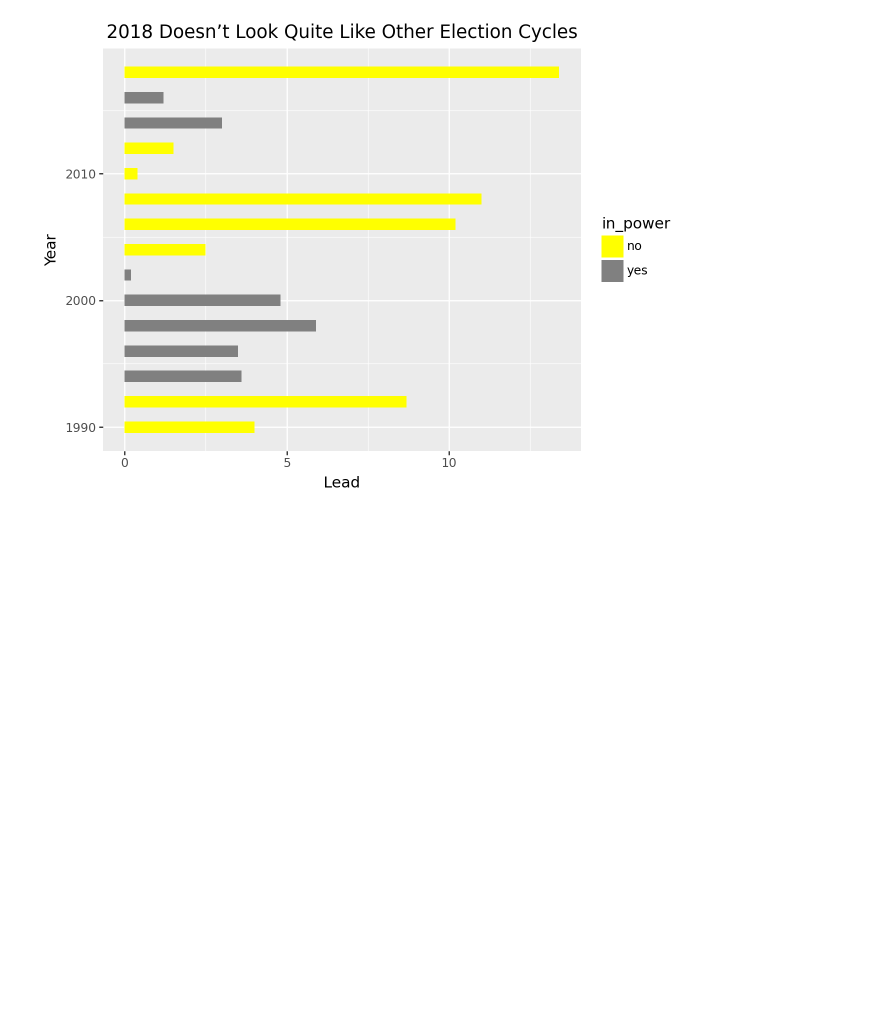
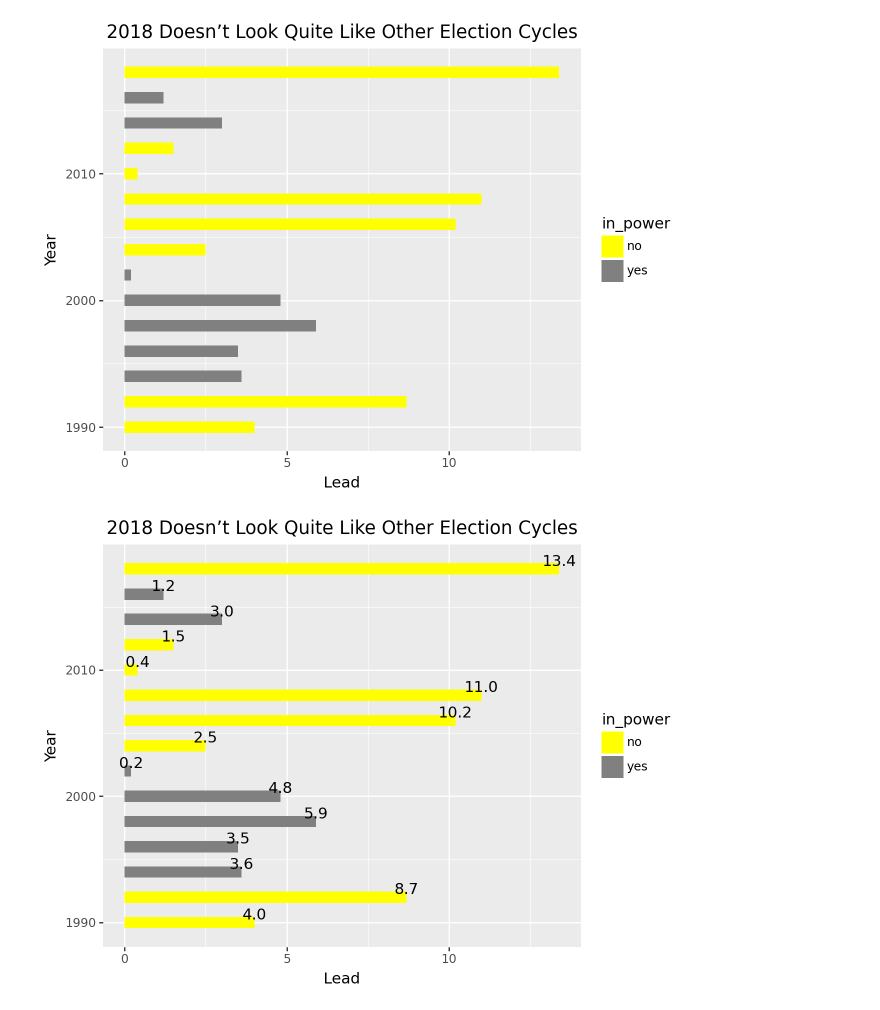
Before and after one commit to renatadaou/homework-notebooks-to-illustrator, a Jupyter notebook: Homework - Notebooks to Illustrator.ipynb, the cells around one changed output. Cells and saved outputs as stored; diff of their text form; code cells hidden in the pictures; blank space fills up the shorter version.

```diff
--- a/Homework - Notebooks to Illustrator.ipynb
+++ b/Homework - Notebooks to Illustrator.ipynb
@@ -133,6 +134,20 @@ ggplot(df, aes(x='year', y='lead', fill='in_power'))
 print(plot)
 # %% [output]
 [figure]
+# %%
+plot = (
+ggplot(df, aes(x='year', y='lead', fill='in_power'))
+    + geom_bar(stat='identity', position='dodge')
+    + coord_flip()  # Flip coordinates for horizontal bars
+    + labs(title='2018 Doesn’t Look Quite Like Other Election Cycles', x='Year', y='Lead')
+    + scale_fill_manual(values={"yes": "grey", "no": "yellow"})
+    #add the leap at the end of the bar
+    + geom_text(aes(label='lead'), position=position_dodge(width=1.0), va='bottom')
+)
+
+print(plot)
+# %% [output]
+[figure, added]
 # %%
 plot.save("generic_poll_lead.svg")
 plot
```
Also changed, not shown: parts of 8 cells of this notebook, 17 other files.
